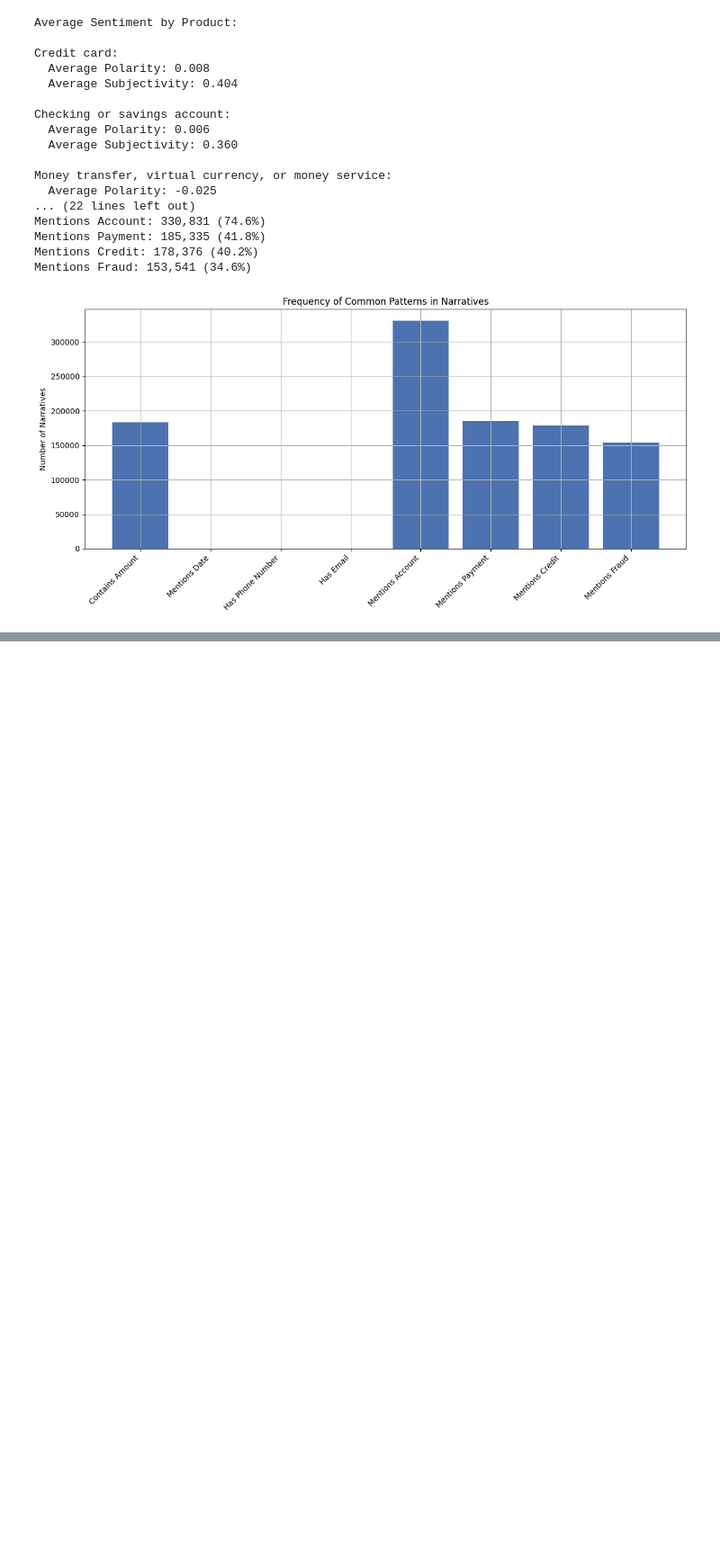
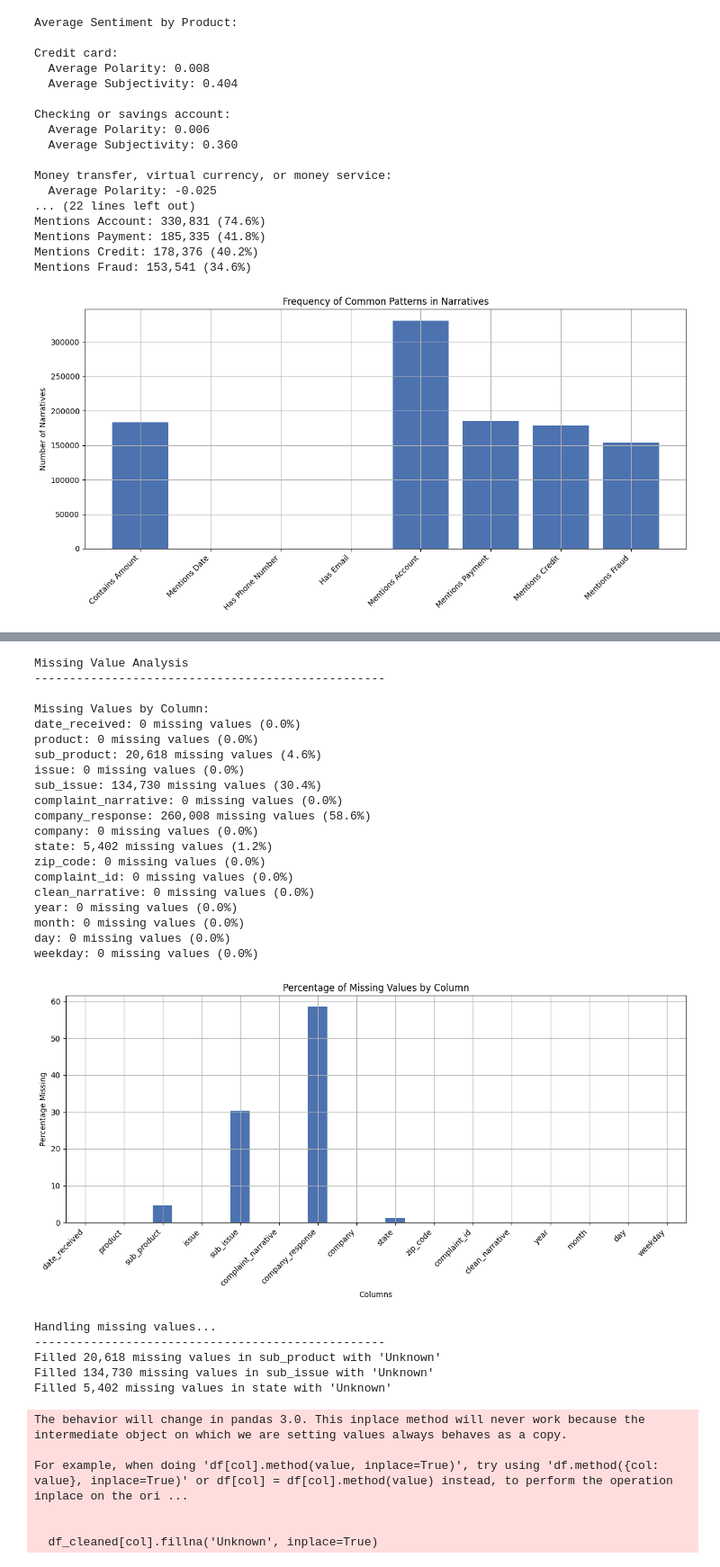
Before and after one commit to mikiyasegaye/Intelligent-Complaint-Analysis-for-Financial-Services, a Jupyter notebook: notebooks/01_exploratory_data_analysis.ipynb, the cells around one changed output, grey strips where cells are left out. Shown at 90% size. Drawn from its saved outputs; the diff is of its cells as text; code cells hidden in the pictures; blank space fills up the shorter version.

```diff
--- a/notebooks/01_exploratory_data_analysis.ipynb
+++ b/notebooks/01_exploratory_data_analysis.ipynb
@@ -1315,0 +1390,79 @@ Save the cleaned and filtered dataset for the RAG pipeline.
+# %%
+### 4.1 Missing Value Analysis
+
+# Calculate missing values
+missing_values = df_cleaned.isnull().sum()
+missing_percentages = (missing_values / len(df_cleaned)) * 100
+
+print("Missing Value Analysis")
+print("-" * 50)
+print("\nMissing Values by Column:")
+for col, missing in missing_values.items():
+    percentage = missing_percentages[col]
+    print(f"{col}: {missing:,} missing values ({percentage:.1f}%)")
+
+# Visualize missing values
+plt.figure(figsize=(12, 6))
+missing_percentages.plot(kind='bar')
+plt.title('Percentage of Missing Values by Column')
+plt.xlabel('Columns')
+plt.ylabel('Percentage Missing')
+plt.xticks(rotation=45, ha='right')
+plt.tight_layout()
+plt.show()
+
+# Handle missing values based on data type
+print("\nHandling missing values...")
+print("-" * 50)
+
+# Handle categorical columns
+categorical_cols = ['product', 'sub_product', 'issue', 'sub_issue', 'company', 'state']
+for col in categorical_cols:
+    missing_before = df_cleaned[col].isnull().sum()
+    if missing_before > 0:
+        df_cleaned[col].fillna('Unknown', inplace=True)
+        print(f"Filled {missing_before:,} missing values in {col} with 'Unknown'")
+
+# Handle text columns (complaint narrative)
+narrative_nulls = df_cleaned['complaint_narrative'].isnull().sum()
+if narrative_nulls > 0:
+    print(f"\nComplaint narratives: {narrative_nulls:,} missing values (will be handled in text preprocessing)")
+
+# Handle numeric columns (ZIP code)
+zip_nulls = df_cleaned['zip_code'].isnull().sum()
+if zip_nulls > 0:
+    df_cleaned['zip_code'].fillna('00000', inplace=True)
+    print(f"\nFilled {zip_nulls:,} missing ZIP codes with '00000'")
+# %% [output]
+Missing Value Analysis
+--------------------------------------------------
+
+Missing Values by Column:
+date_received: 0 missing values (0.0%)
+product: 0 missing values (0.0%)
+sub_product: 20,618 missing values (4.6%)
+issue: 0 missing values (0.0%)
+sub_issue: 134,730 missing values (30.4%)
+complaint_narrative: 0 missing values (0.0%)
+company_response: 260,008 missing values (58.6%)
+company: 0 missing values (0.0%)
+state: 5,402 missing values (1.2%)
+zip_code: 0 missing values (0.0%)
+complaint_id: 0 missing values (0.0%)
+clean_narrative: 0 missing values (0.0%)
+year: 0 missing values (0.0%)
+month: 0 missing values (0.0%)
+day: 0 missing values (0.0%)
+weekday: 0 missing values (0.0%)
+[figure, added]
+Handling missing values...
+--------------------------------------------------
+Filled 20,618 missing values in sub_product with 'Unknown'
+Filled 134,730 missing values in sub_issue with 'Unknown'
+Filled 5,402 missing values in state with 'Unknown'
+The behavior will change in pandas 3.0. This inplace method will never work because the intermediate object on which we are setting values always behaves as a copy.
+
+For example, when doing 'df[col].method(value, inplace=True)', try using 'df.method({col: value}, inplace=True)' or df[col] = df[col].method(value) instead, to perform the operation inplace on the ori ...
+
+
+  df_cleaned[col].fillna('Unknown', inplace=True)
```
Also changed, not shown: parts of 10 cells of this notebook, 2 other files.
